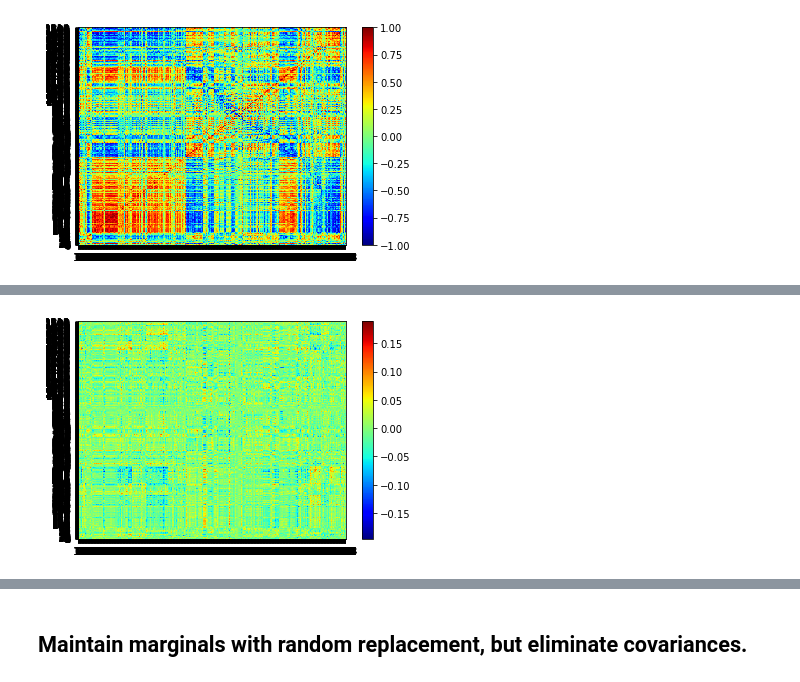
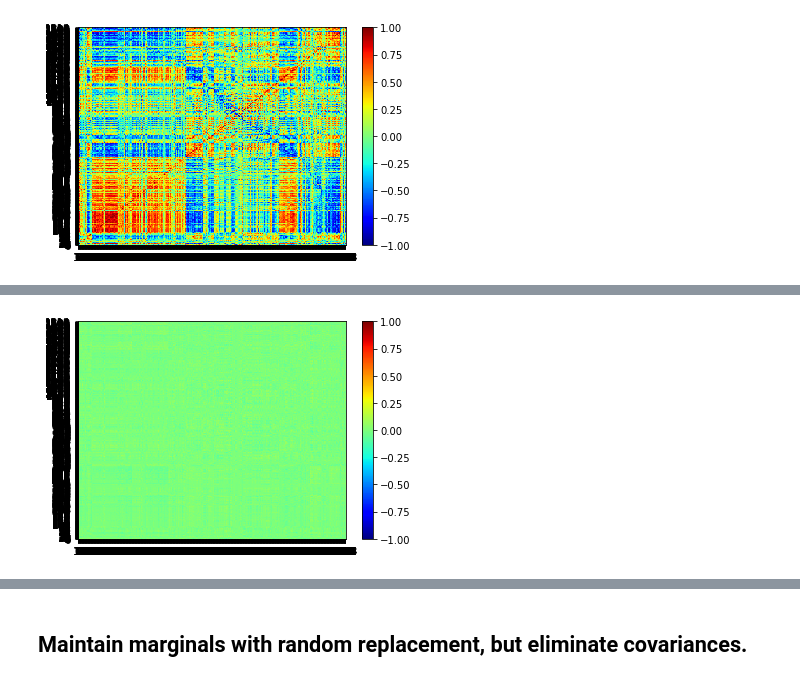
Before and after one commit to uwescience/old_xstate, a Jupyter notebook: notebooks/Evaluate Synthetic Data.ipynb, the cells around one changed output, grey strips where cells are left out. Drawn from its saved outputs; the diff is of its cells as text; code cells hidden in the pictures.

```diff
--- a/notebooks/Evaluate Synthetic Data.ipynb
+++ b/notebooks/Evaluate Synthetic Data.ipynb
@@ -108,8 +108,8 @@ util_plots.plotCategoricalHeatmap(df_corr_gen)
 # %%
 # Differences in correlation structure
-util_plots.plotCategoricalHeatmap(df_corr_raw - df_corr_gen)
+util_plots.plotCategoricalHeatmap(df_corr_raw - df_corr_gen, vmin=-1.0, vmax=1.0)
 # %% [output]
-[figure, old version]
+[figure, new version]
 # %%
 df_corr_gen.head()
 # %% [output]
```
Also changed, not shown: parts of 10 cells of this notebook, 1 other file.
